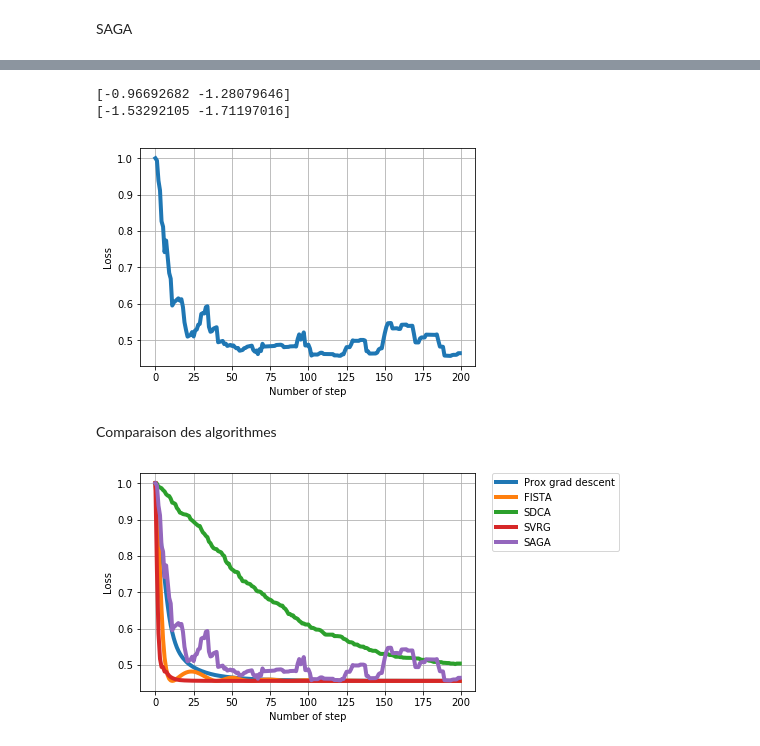
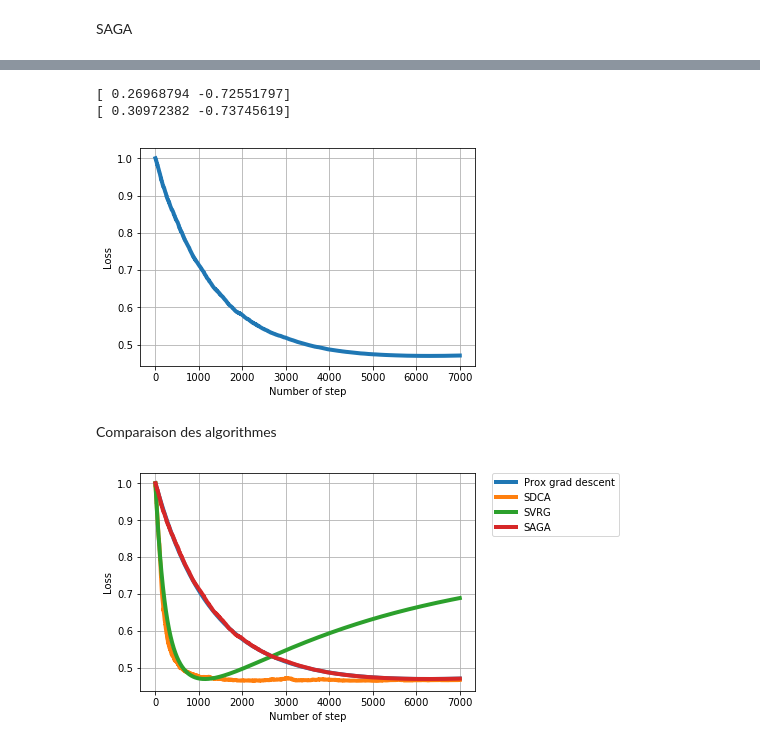
Before and after one commit to alexisrosuel/Optimisation-SDCA, a Jupyter notebook: SDCA.ipynb, the cells around one changed output, grey strips where cells are left out. Cells and saved outputs as stored; diff of their text form; code cells hidden in the pictures.

```diff
--- a/SDCA.ipynb
+++ b/SDCA.ipynb
@@ -41,8 +58,8 @@ np.random.seed(0)
 def binarize(x):
     return np.sign(x)
 
-n_samples, n_features = 1000, 2
+n_samples, n_features = 2500, 2
 X = np.random.randn(n_samples, n_features)
 w = np.random.randn(n_features)
-b = binarize(X.dot(w) + 0 * np.random.randn(n_samples))
+b = binarize(X.dot(w) + 0.1 * np.random.randn(n_samples))
 # %% [markdown]
@@ -50,21 +67,35 @@ On définit aussi les fonctions de couts et gradient
 # %%
-def f(theta, lam):
+# On commence avec la hinge normale
+def f_hinge(theta, lam):
     cost = 1-np.multiply(b,X.dot(theta))
     cost[cost <= 0] = 0
     return np.mean(cost) + lam * np.linalg.norm(theta, ord=1)
 
-
-def partial_grad(theta, i):
+def partial_grad_hinge(theta, i):
     if b[i] * X[i].dot(theta) < 1:
         return -b[i] * X[i]
     return 0 * X[i]
 
+def grad_hinge(theta):
+    gradient = -np.multiply(b, X.T)
+    gradient[:,np.multiply(b, X.dot(theta)) >= 1] = 0 * gradient[:,np.multiply(b, X.dot(theta)) >= 1]
+    return np.mean(gradient, axis=1)
+
+
+# On continue avec la squared hinge
+def f(theta, lam):
+    cost = (1-np.multiply(b,X.dot(theta))) ** 2
+    cost[cost <= 0] = 0
+    return np.mean(cost) + lam * np.linalg.norm(theta, ord=1)
+
+def partial_grad(theta, i):
+    if b[i] * X[i].dot(theta) < 1:
+        return -2 * b[i] * X[i]* (1 - b[i] * X[i].dot(theta))
+    return 0 * X[i]
 
 def grad(theta):
-    gradient = -np.multiply(b, X.T)
-
+    gradient = np.multiply( np.multiply(-2*b, X.T) , (1 - np.multiply(b, X.dot(theta))) )
     gradient[:,np.multiply(b, X.dot(theta)) >= 1] = 0 * gradient[:,np.multiply(b, X.dot(theta)) >= 1]
-
     return np.mean(gradient, axis=1)
 # %% [markdown]
 et les différentes constantes :
@@ -74,7 +105,7 @@ et les différentes constantes :
 # %%
 lam = 0.1
-eta = 0.1
-T = 200
+eta = 1./(np.linalg.norm(X) ** 2)
+T = 7000
 # %% [markdown]
 <a id='section1'></a>
 Batch Proximal Gradient Descent
@@ -276,7 +342,7 @@ def SVRG(T, m, lam, eta):
     theta_hat = np.zeros(n_features)
 
     # historique de la fonction de perte
-    cost_history = np.empty(shape=[T])
+    cost_history = np.empty(shape=[T*m])
 
     for t in range(0,T):
         cost_history[t] = f(theta_hat, lam)
@@ -371,8 +437,8 @@ theta, cost_history_SAGA = SAGA(T=T, lam=lam, eta=eta)
 print(theta)
 print(w)
 # %% [output]
-[-0.96692682 -1.28079646]
-[-1.53292105 -1.71197016]
+[ 0.26968794 -0.72551797]
+[ 0.30972382 -0.73745619]
 # %%
 plt.plot(cost_history_SAGA, lw=4)
 plt.grid()
@@ -381,21 +447,21 @@ plt.ylabel('Loss')
 plt.xlabel('Number of step')
 plt.show()
 # %% [output]
-[figure, old version]
+[figure, new version]
 # %% [markdown]
 <a id='section5'></a>
 Comparaison des algorithmes
 # %%
 plt.plot(cost_history_PGD, lw=4, label='Prox grad descent')
-plt.plot(cost_history_FISTA, lw=4, label='FISTA')
+#plt.plot(cost_history_FISTA, lw=4, label='FISTA')
 plt.plot(cost_history_SDCA, lw=4, label='SDCA')
 plt.plot(cost_history_SVRG, lw=4, label='SVRG')
 plt.plot(cost_history_SAGA, lw=4, label='SAGA')
 plt.grid()
 #plt.yscale('log')
 plt.ylabel('Loss')
 plt.xlabel('Number of step')
 plt.legend(bbox_to_anchor=(1.05, 1), loc=2, borderaxespad=0.)
 plt.show()
 # %% [output]
-[figure, old version]
+[figure, new version]
```
Also changed, not shown: parts of 21 cells of this notebook.
